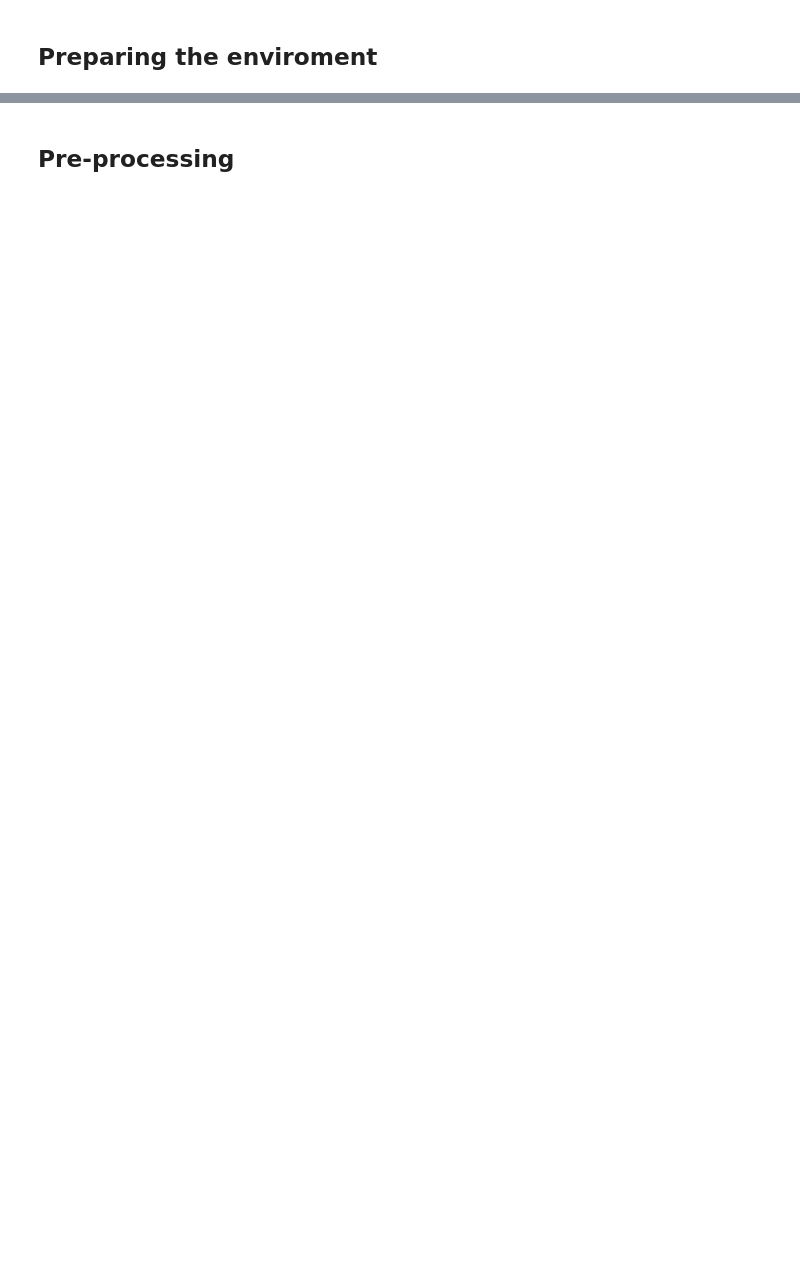
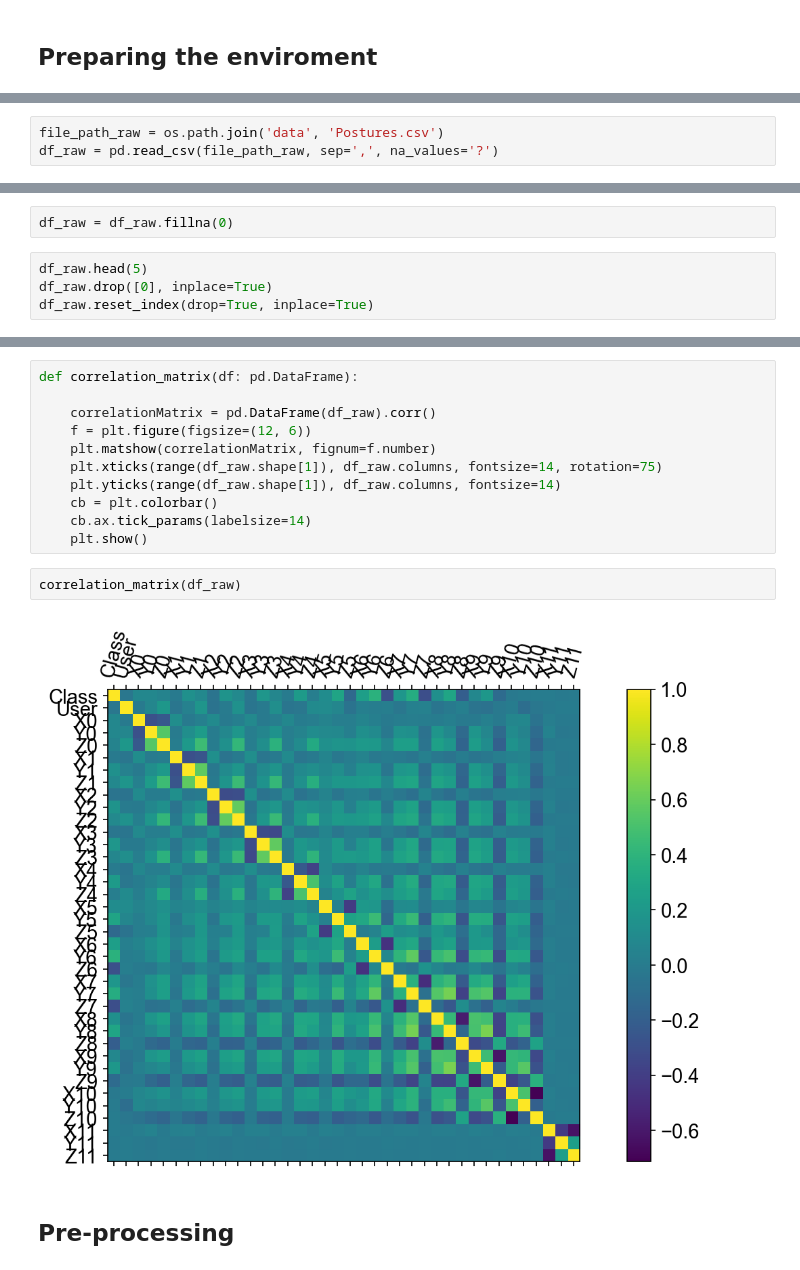
Before and after one commit to JoshAlb21/dde1_hand_motion, a Jupyter notebook: my_project.ipynb, the cells around one changed output, grey strips where cells are left out. Drawn from its saved outputs; the diff is of its cells as text; blank space fills up the shorter version.

```diff
--- a/my_project.ipynb
+++ b/my_project.ipynb
@@ -23,0 +89,3 @@ from scripts import analyze_helper
+# %%
+file_path_raw = os.path.join('data', 'Postures.csv')
+df_raw = pd.read_csv(file_path_raw, sep=',', na_values='?')
@@ -23,0 +129,6 @@ from scripts import analyze_helper
+# %%
+df_raw = df_raw.fillna(0)
+# %%
+df_raw.head(5)
+df_raw.drop([0], inplace=True)
+df_raw.reset_index(drop=True, inplace=True)
@@ -24,2 +237,17 @@ from scripts import analyze_helper
+# %%
+def correlation_matrix(df: pd.DataFrame):
+
+    correlationMatrix = pd.DataFrame(df_raw).corr()
+    f = plt.figure(figsize=(12, 6))
+    plt.matshow(correlationMatrix, fignum=f.number)
+    plt.xticks(range(df_raw.shape[1]), df_raw.columns, fontsize=14, rotation=75)
+    plt.yticks(range(df_raw.shape[1]), df_raw.columns, fontsize=14)
+    cb = plt.colorbar()
+    cb.ax.tick_params(labelsize=14)
+    plt.show()
+# %%
+correlation_matrix(df_raw)
+# %% [output]
+[figure, added]
 # %% [markdown]
 ## Pre-processing
```
Also changed, not shown: parts of 80 cells of this notebook, 3 other files.
